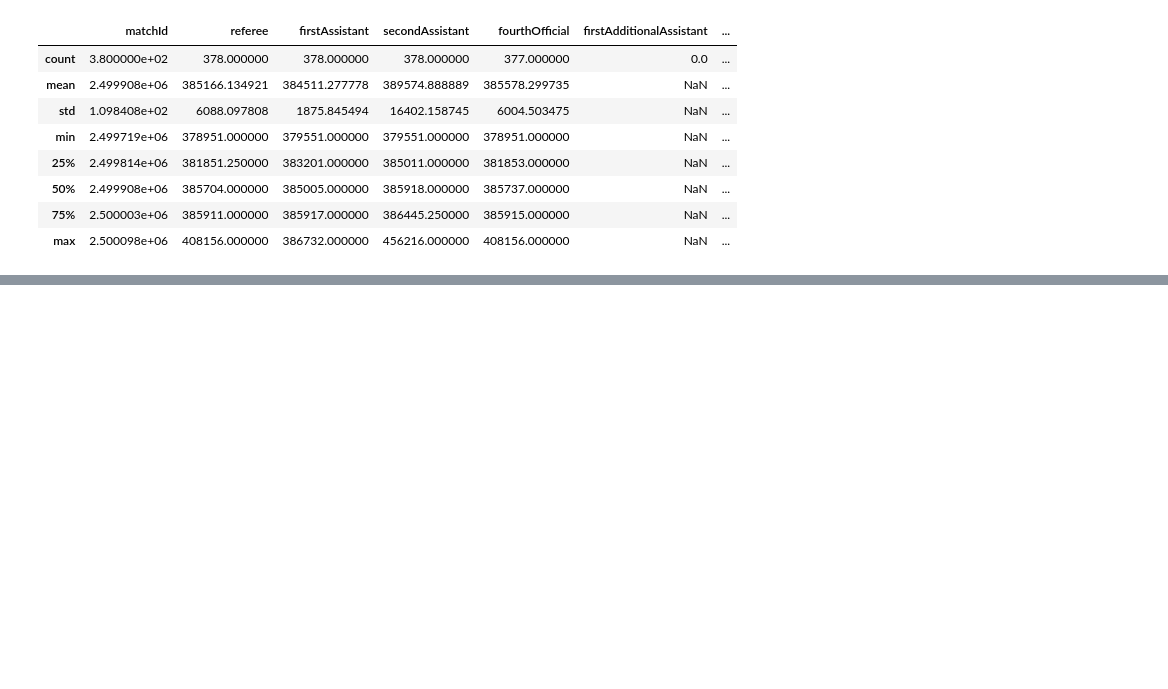
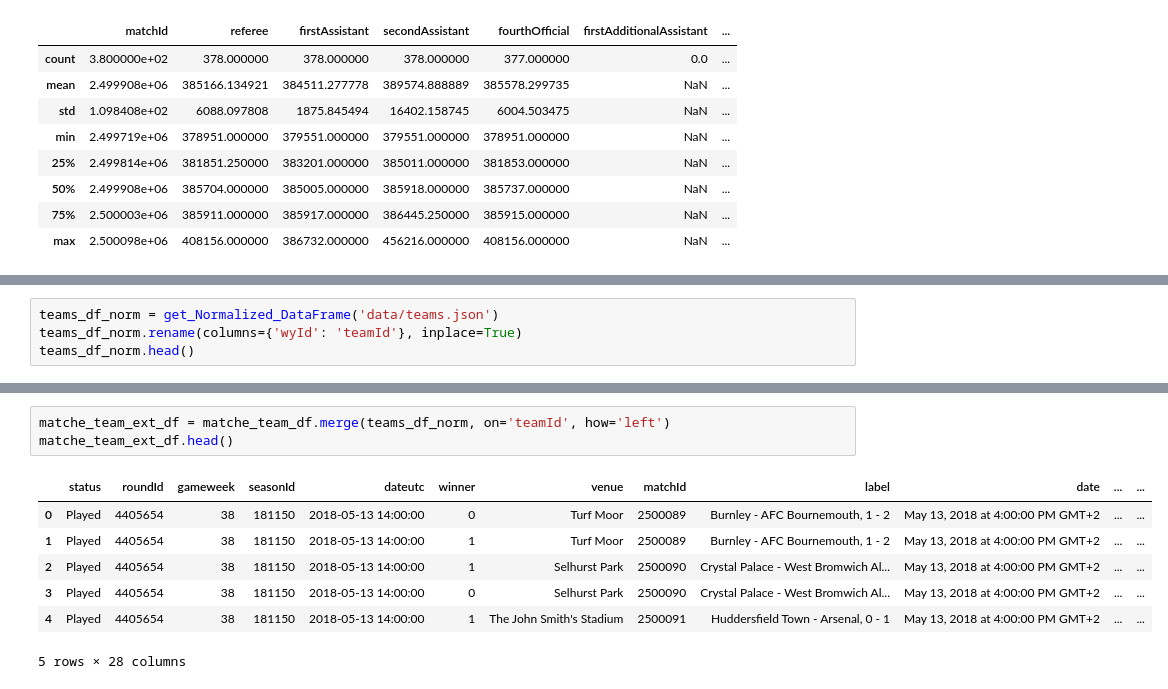
Before and after one commit to dilancroos/data_science_project, a Jupyter notebook: main.ipynb, the cells around one changed output, grey strips where cells are left out. Drawn from its saved outputs; the diff is of its cells as text; blank space fills up the shorter version.

```diff
--- a/main.ipynb
+++ b/main.ipynb
@@ -222,0 +248,4 @@ referees_df.describe()
+# %%
+teams_df_norm = get_Normalized_DataFrame('data/teams.json')
+teams_df_norm.rename(columns={'wyId': 'teamId'}, inplace=True)
+teams_df_norm.head()
@@ -222,0 +259,11 @@ referees_df.describe()
+# %%
+matche_team_ext_df = matche_team_df.merge(teams_df_norm, on='teamId', how='left')
+matche_team_ext_df.head()
+# %% [output]
+|  | status | roundId | gameweek | seasonId | dateutc | winner | venue | matchId | label | date | ... | ... |
+| 0 | Played | 4405654 | 38 | 181150 | 2018-05-13 14:00:00 | 0 | Turf Moor | 2500089 | Burnley - AFC Bournemouth, 1 - 2 | May 13, 2018 at 4:00:00 PM GMT+2 | ... | ... |
+| 1 | Played | 4405654 | 38 | 181150 | 2018-05-13 14:00:00 | 1 | Turf Moor | 2500089 | Burnley - AFC Bournemouth, 1 - 2 | May 13, 2018 at 4:00:00 PM GMT+2 | ... | ... |
+| 2 | Played | 4405654 | 38 | 181150 | 2018-05-13 14:00:00 | 1 | Selhurst Park | 2500090 | Crystal Palace - West Bromwich Al... | May 13, 2018 at 4:00:00 PM GMT+2 | ... | ... |
+| 3 | Played | 4405654 | 38 | 181150 | 2018-05-13 14:00:00 | 0 | Selhurst Park | 2500090 | Crystal Palace - West Bromwich Al... | May 13, 2018 at 4:00:00 PM GMT+2 | ... | ... |
+| 4 | Played | 4405654 | 38 | 181150 | 2018-05-13 14:00:00 | 1 | The John Smith's Stadium | 2500091 | Huddersfield Town - Arsenal, 0 - 1 | May 13, 2018 at 4:00:00 PM GMT+2 | ... | ... |
+5 rows × 28 columns
```
Also changed, not shown: parts of 10 cells of this notebook.
